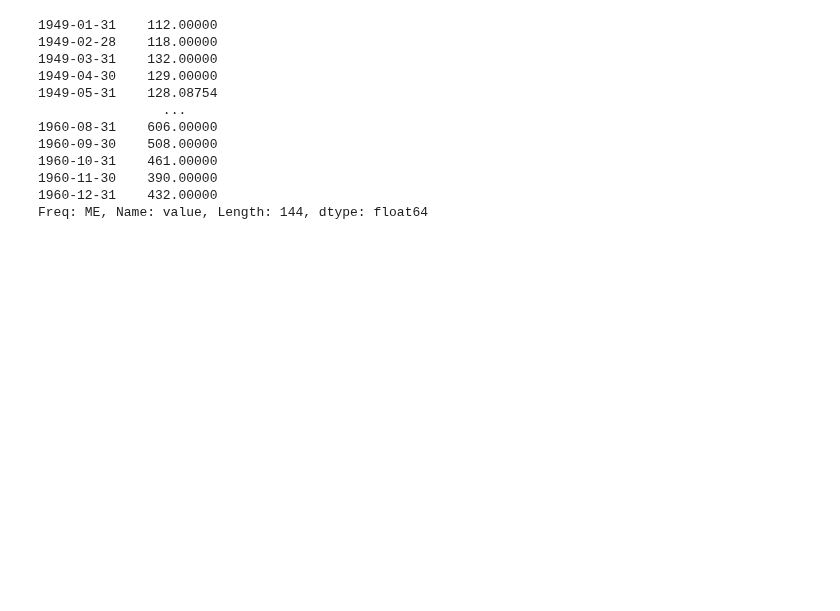
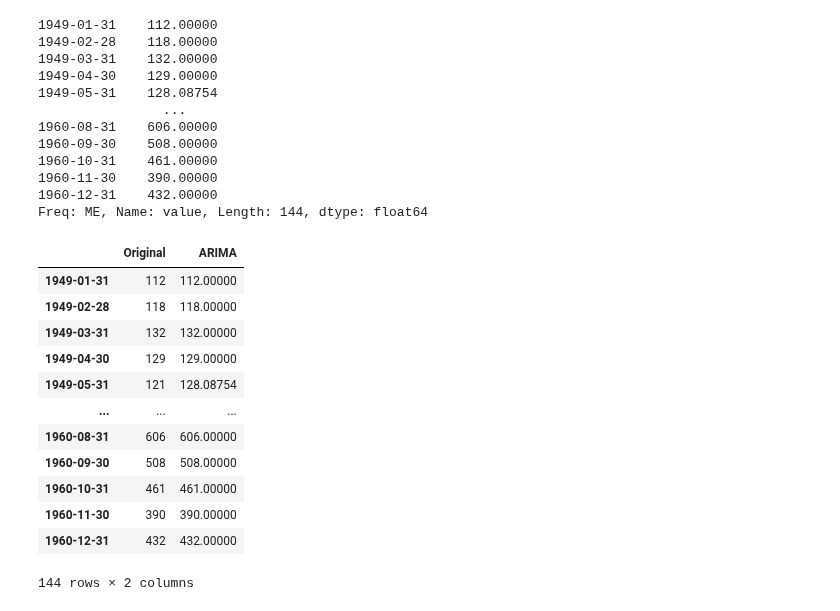
Before and after one commit to Wilsonsr/Series-de-Tiempo, a Jupyter notebook: Cuadernos Python/10_imputacion_preliminar.ipynb, the cells around one changed output. Cells and saved outputs as stored; diff of their text form; code cells hidden in the pictures; blank space fills up the shorter version.

```diff
--- a/Cuadernos Python/10_imputacion_preliminar.ipynb
+++ b/Cuadernos Python/10_imputacion_preliminar.ipynb
@@ -307,3 +318,21 @@ print(serie_arima)
 1960-11-30    390.00000
 1960-12-31    432.00000
 Freq: ME, Name: value, Length: 144, dtype: float64
+# %%
+# Combinar ambas series en un DataFrame
+serie_combined_arima = pd.DataFrame({'Original': air_passengers['value'], 'ARIMA': serie_arima})
+serie_combined_arima
+# %% [output]
+|  | Original | ARIMA |
+| 1949-01-31 | 112 | 112.00000 |
+| 1949-02-28 | 118 | 118.00000 |
+| 1949-03-31 | 132 | 132.00000 |
+| 1949-04-30 | 129 | 129.00000 |
+| 1949-05-31 | 121 | 128.08754 |
+| ... | ... | ... |
+| 1960-08-31 | 606 | 606.00000 |
+| 1960-09-30 | 508 | 508.00000 |
+| 1960-10-31 | 461 | 461.00000 |
+| 1960-11-30 | 390 | 390.00000 |
+| 1960-12-31 | 432 | 432.00000 |
+144 rows × 2 columns
```
Also changed, not shown: parts of 4 cells of this notebook.
